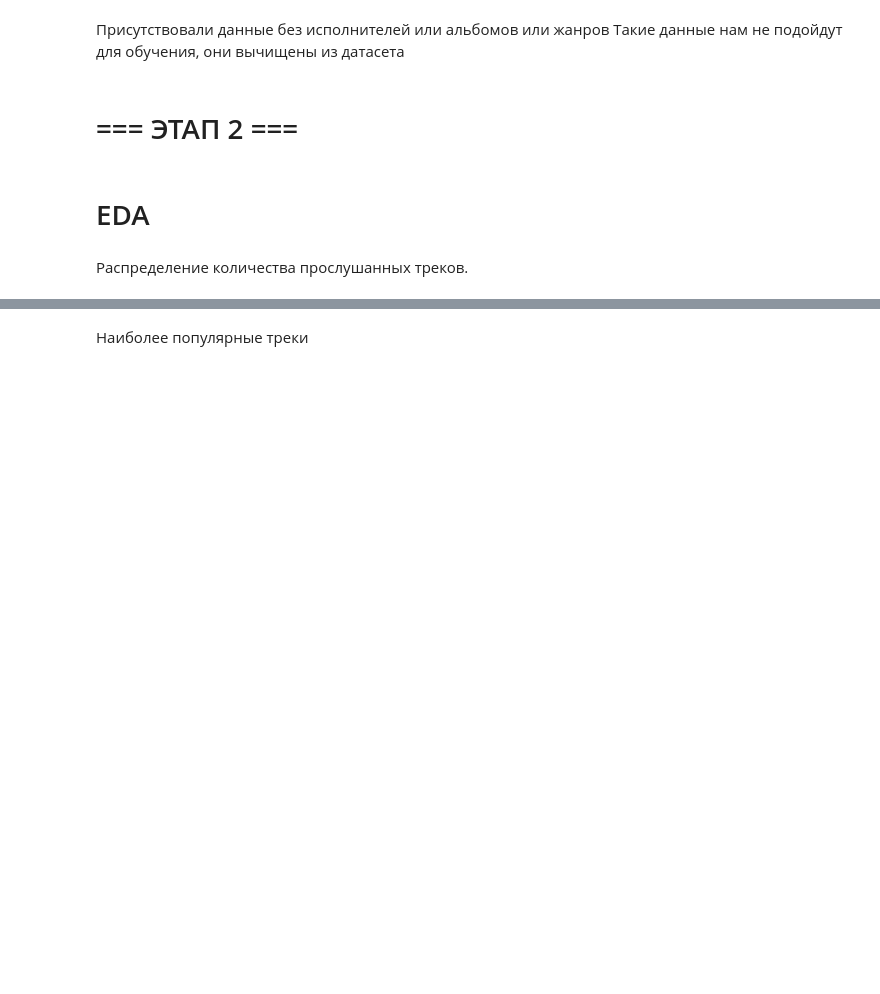
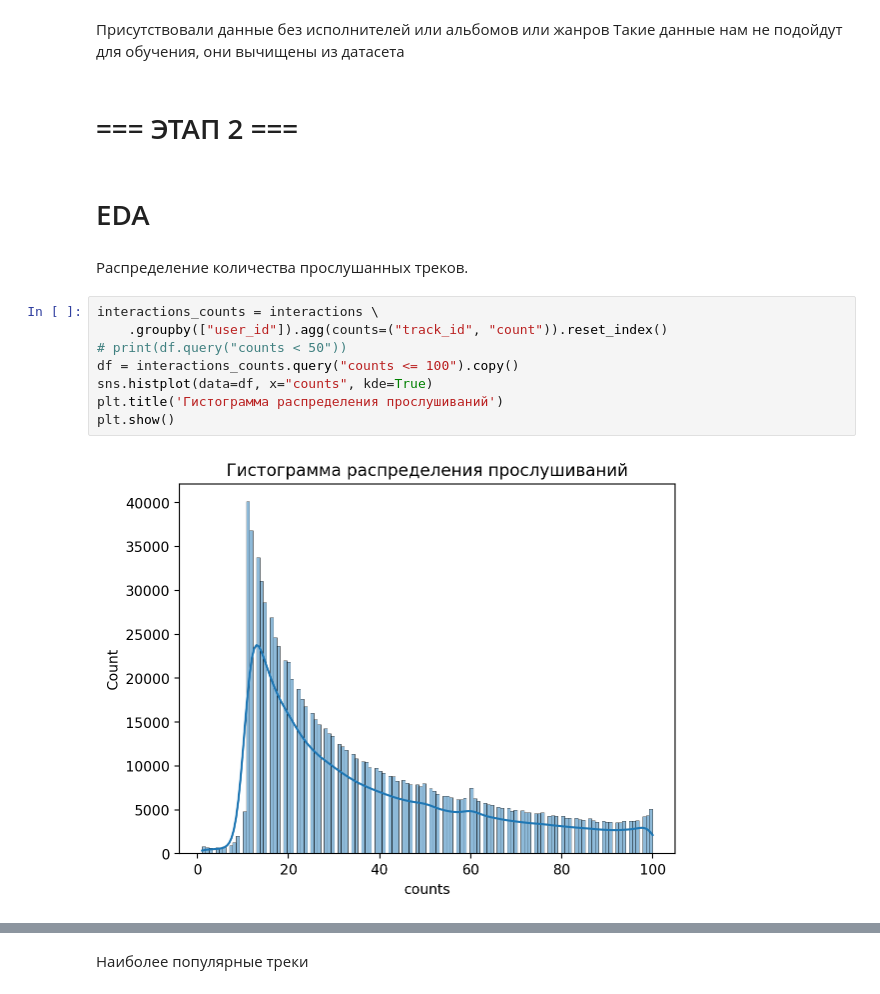
Before and after one commit to AAArmand/mle-recsys-project-start, a Jupyter notebook: recommendations.ipynb, the cells around one changed output, grey strips where cells are left out. Drawn from its saved outputs; the diff is of its cells as text; blank space fills up the shorter version.

```diff
--- a/recommendations.ipynb
+++ b/recommendations.ipynb
@@ -138,3 +144,13 @@ print(tracks["track_id"].nunique())
 # EDA
 # %% [markdown]
 Распределение количества прослушанных треков.
+# %%
+interactions_counts = interactions \
+    .groupby(["user_id"]).agg(counts=("track_id", "count")).reset_index()
+# print(df.query("counts < 50"))
+df = interactions_counts.query("counts <= 100").copy()
+sns.histplot(data=df, x="counts", kde=True)
+plt.title('Гистограмма распределения прослушиваний')
+plt.show()
+# %% [output]
+[figure, added]
```
Also changed, not shown: parts of 19 cells of this notebook, 2 other files.
